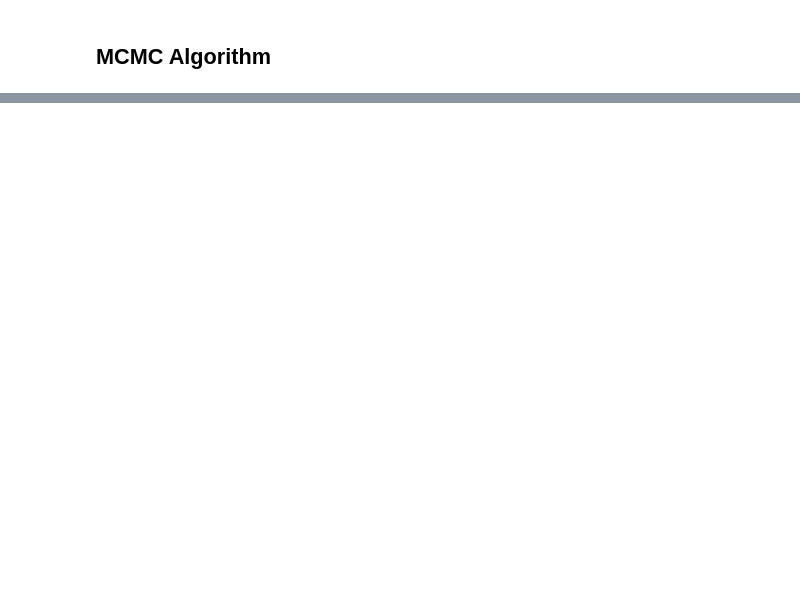
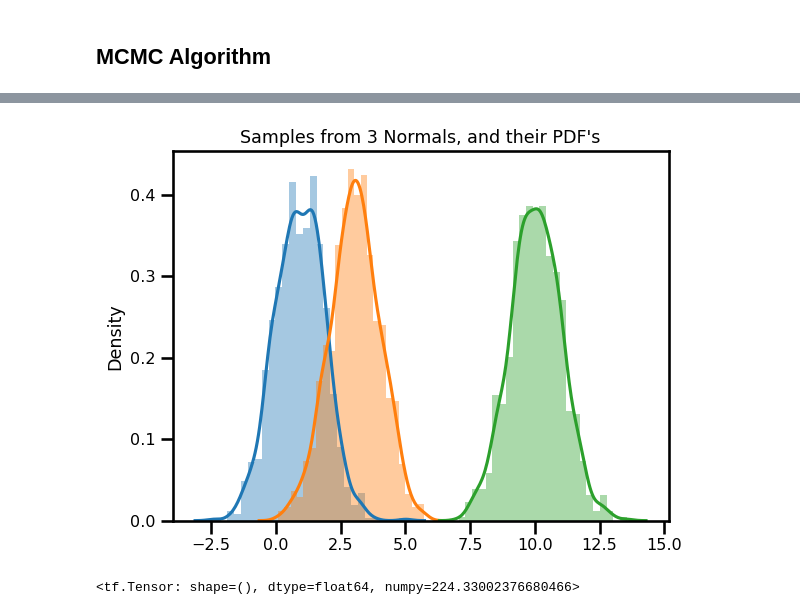
Before and after one commit to A-Morariu/MCMC, a Jupyter notebook: Stochastic epidemic models/Individual Level Epidemic Models.ipynb, the cells around one changed output, grey strips where cells are left out. Cells and saved outputs as stored; diff of their text form; code cells hidden in the pictures; blank space fills up the shorter version.

```diff
--- a/Stochastic epidemic models/Individual Level Epidemic Models.ipynb
+++ b/Stochastic epidemic models/Individual Level Epidemic Models.ipynb
@@ -281,0 +258,12 @@ array([1., 1., 1., 1., 1., 1., 1., 1., 1., 1., 1., 0., 0., 0., 0., 0., 0.,
+# %%
+# can also put vectors into the location to get samples from different mean'd distributions
+many_normals = tfd.Normal(loc = [1, 3, 10], scale = 1)
+
+many_samples = many_normals.sample(1000)
+# Summarizing visually
+for i in range(3):
+  sns.distplot(many_samples[:, i], kde=True, norm_hist=True)
+plt.title("Samples from 3 Normals, and their PDF's")
+plt.show()
+# %% [output]
+[figure, added]
@@ -281,0 +322,5 @@ array([1., 1., 1., 1., 1., 1., 1., 1., 1., 1., 1., 0., 0., 0., 0., 0., 0.,
+# %%
+part2 = (parameters_tf[0] * tf.math.exp(- parameters[1] * pairwise_distances_tf)) * pairwise_infectious_overlap_tf
+tf.einsum('ij->', part2)
+# %% [output]
+<tf.Tensor: shape=(), dtype=float64, numpy=224.33002376680466>
```
Also changed, not shown: parts of 23 cells of this notebook.
